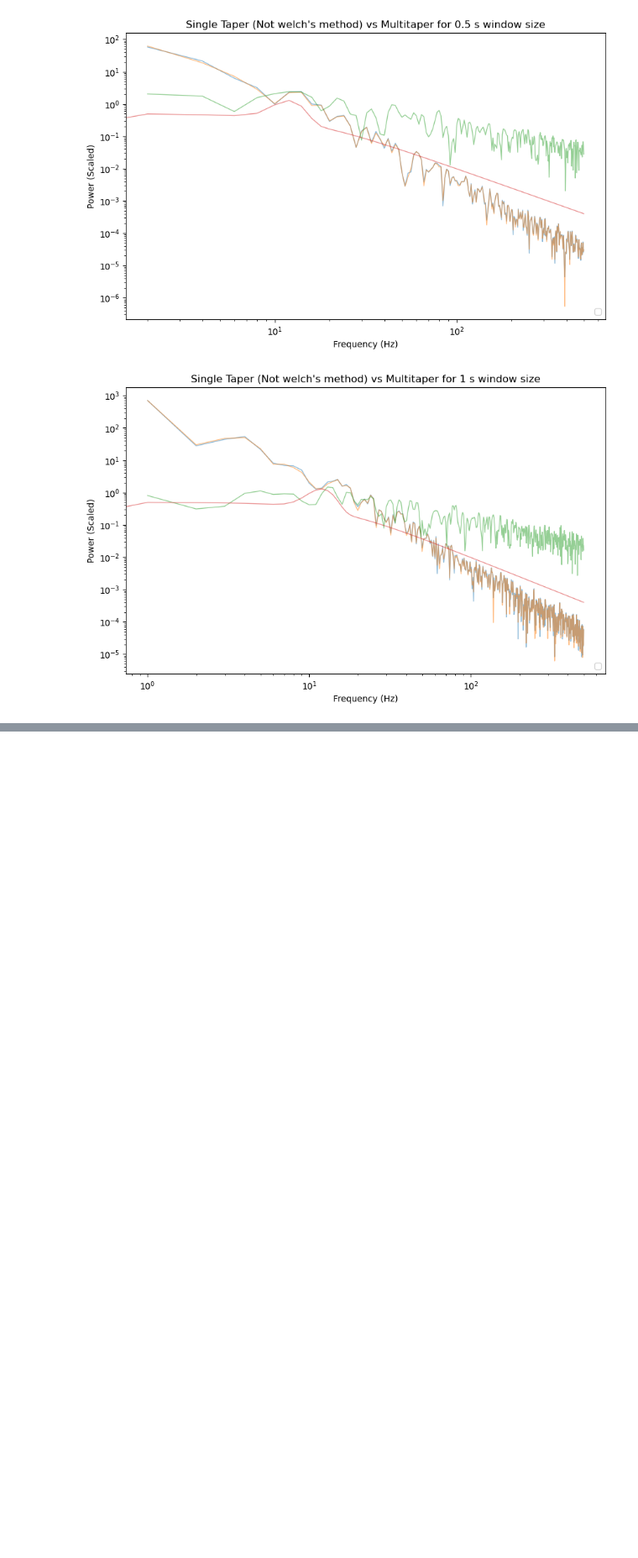
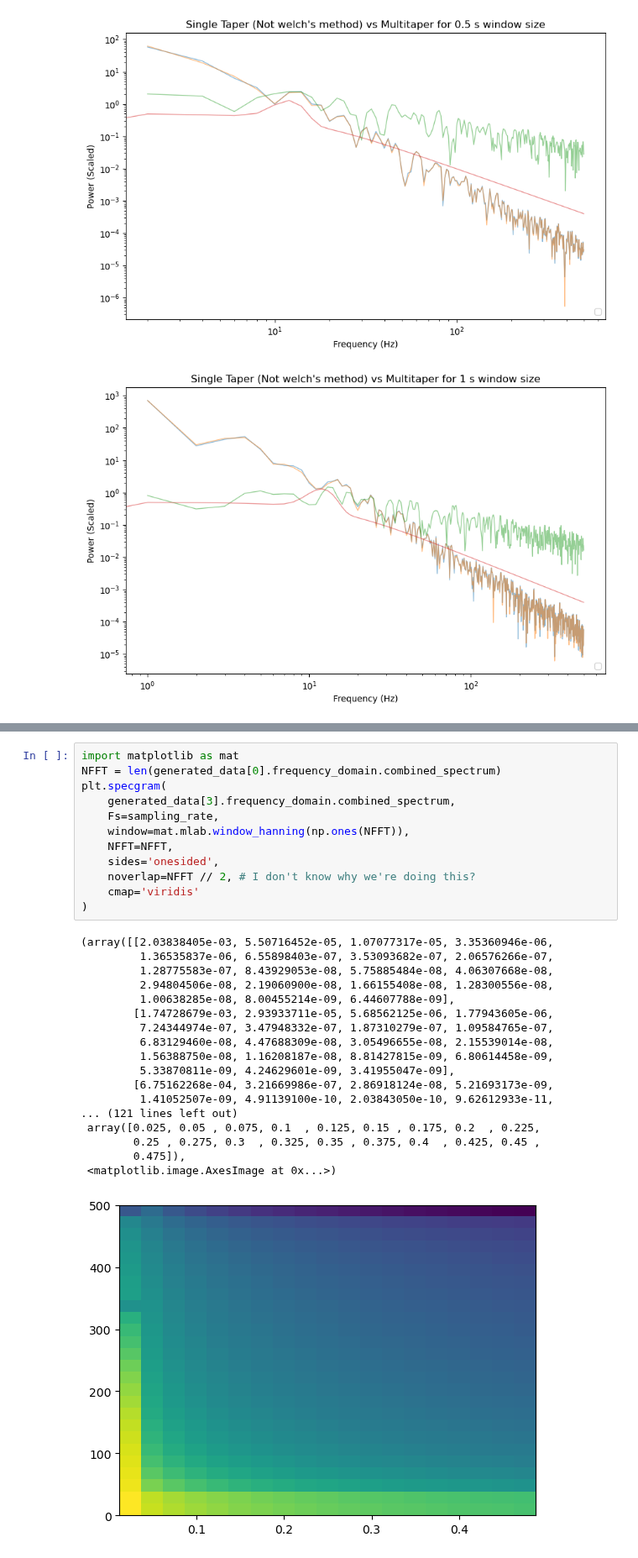
Before and after one commit to anika-kum/spectral-analysis-comparison, a Jupyter notebook: notebook.ipynb, the cells around one changed output, grey strips where cells are left out. Shown at 84% size. Drawn from its saved outputs; the diff is of its cells as text; blank space fills up the shorter version.

```diff
--- a/notebook.ipynb
+++ b/notebook.ipynb
@@ -131,0 +132,31 @@ plt.show()
+# %%
+import matplotlib as mat
+NFFT = len(generated_data[0].frequency_domain.combined_spectrum)
+plt.specgram(
+    generated_data[3].frequency_domain.combined_spectrum,
+    Fs=sampling_rate,
+    window=mat.mlab.window_hanning(np.ones(NFFT)),
+    NFFT=NFFT,
+    sides='onesided',
+    noverlap=NFFT // 2, # I don't know why we're doing this?
+    cmap='viridis'
+)
+# %% [output]
+(array([[2.03838405e-03, 5.50716452e-05, 1.07077317e-05, 3.35360946e-06,
+         1.36535837e-06, 6.55898403e-07, 3.53093682e-07, 2.06576266e-07,
+         1.28775583e-07, 8.43929053e-08, 5.75885484e-08, 4.06307668e-08,
+         2.94804506e-08, 2.19060900e-08, 1.66155408e-08, 1.28300556e-08,
+         1.00638285e-08, 8.00455214e-09, 6.44607788e-09],
+        [1.74728679e-03, 2.93933711e-05, 5.68562125e-06, 1.77943605e-06,
+         7.24344974e-07, 3.47948332e-07, 1.87310279e-07, 1.09584765e-07,
+         6.83129460e-08, 4.47688309e-08, 3.05496655e-08, 2.15539014e-08,
+         1.56388750e-08, 1.16208187e-08, 8.81427815e-09, 6.80614458e-09,
+         5.33870811e-09, 4.24629601e-09, 3.41955047e-09],
+        [6.75162268e-04, 3.21669986e-07, 2.86918124e-08, 5.21693173e-09,
+         1.41052507e-09, 4.91139100e-10, 2.03843050e-10, 9.62612933e-11,
+... (121 lines left out)
+ array([0.025, 0.05 , 0.075, 0.1  , 0.125, 0.15 , 0.175, 0.2  , 0.225,
+        0.25 , 0.275, 0.3  , 0.325, 0.35 , 0.375, 0.4  , 0.425, 0.45 ,
+        0.475]),
+ <matplotlib.image.AxesImage at 0x...>)
+[figure, added]
```
Also changed, not shown: parts of 1 cell of this notebook.
